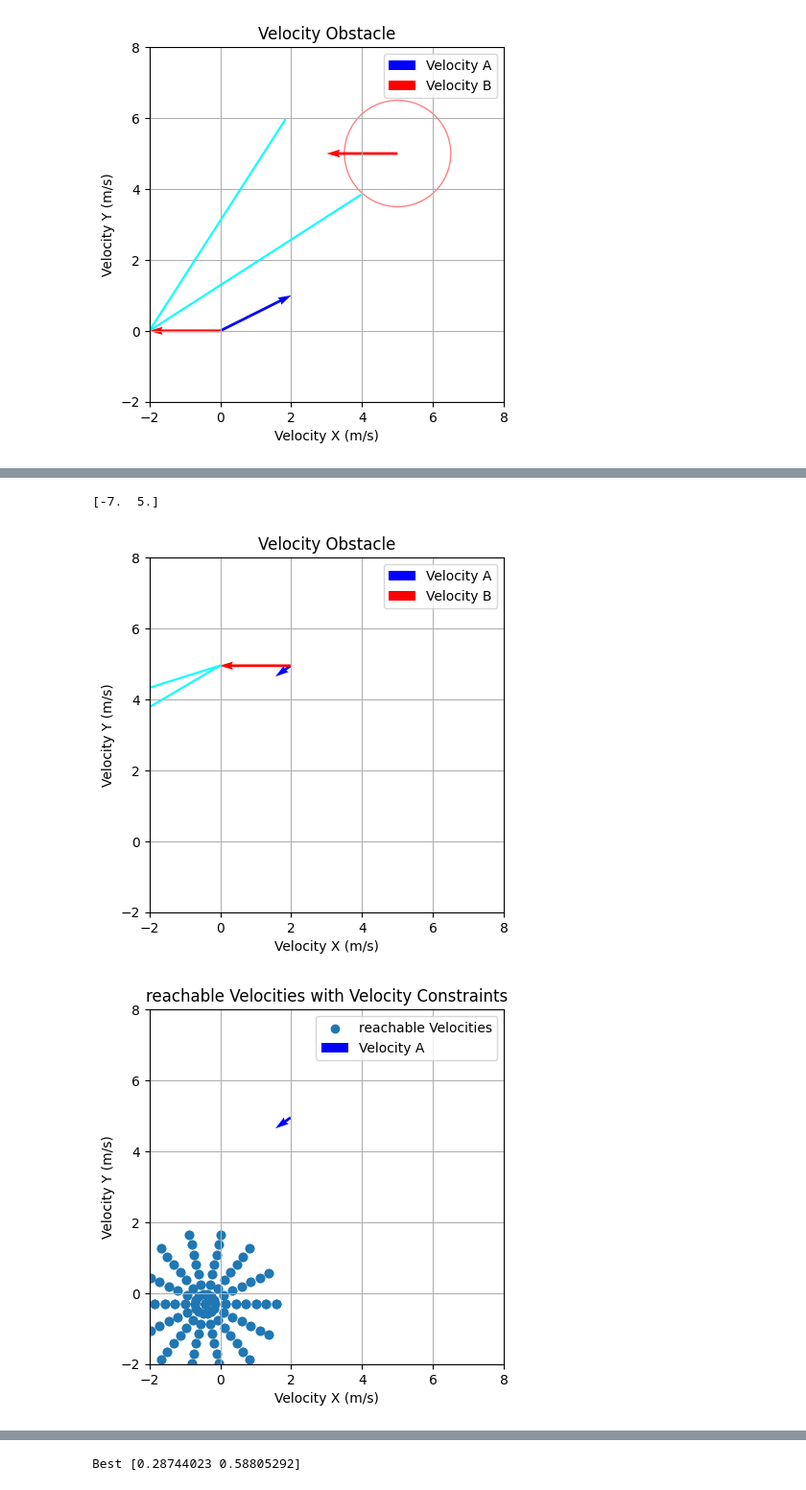
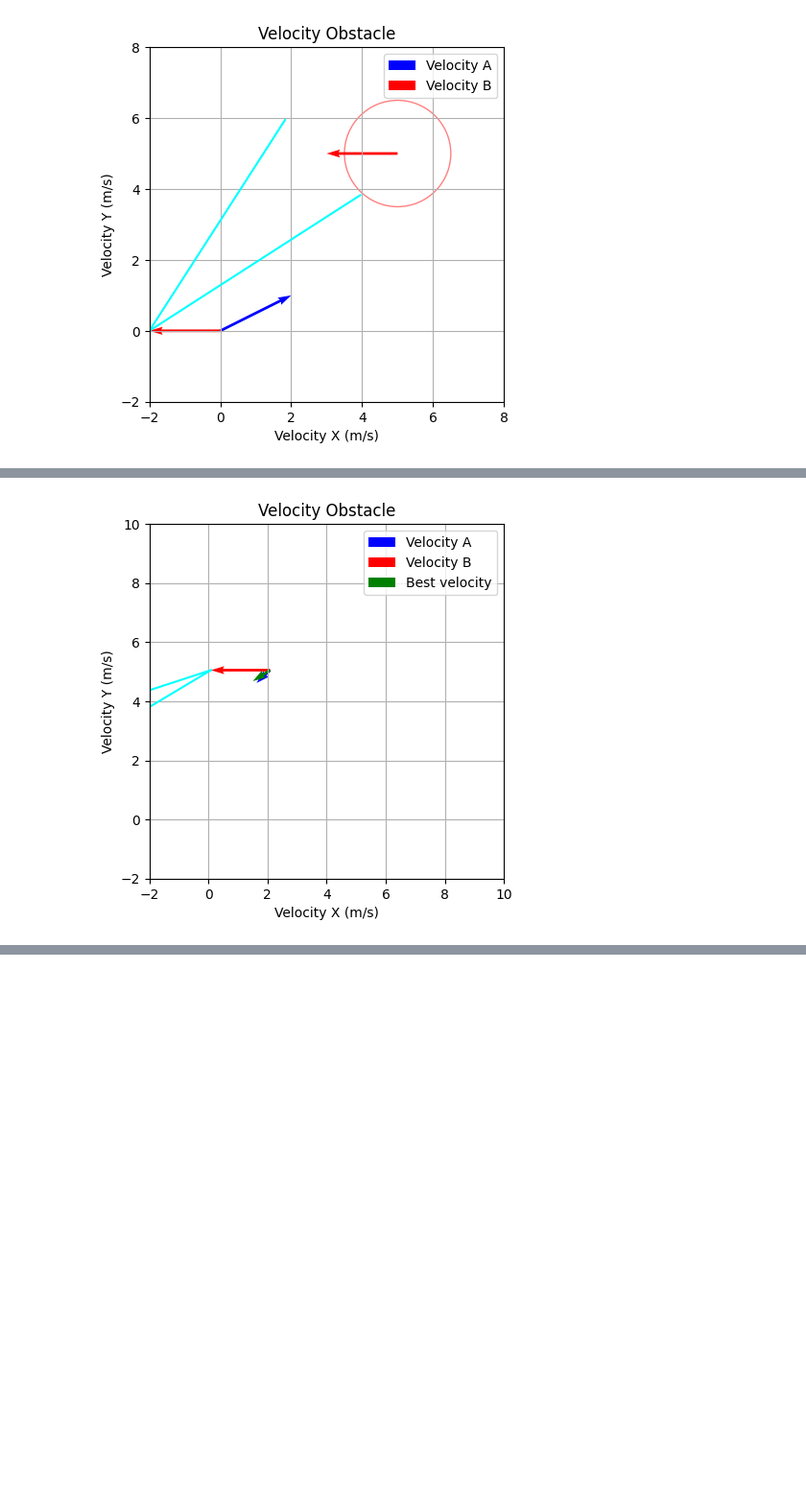
Before and after one commit to ParzivalStark/Velocity-Obstacles, a Jupyter notebook: Simulation_VO.ipynb, the cells around one changed output, grey strips where cells are left out. Shown at 96% size. Drawn from its saved outputs; the diff is of its cells as text; code cells hidden in the pictures; blank space fills up the shorter version.

```diff
--- a/Simulation_VO.ipynb
+++ b/Simulation_VO.ipynb
@@ -201,7 +202,13 @@ def plot_best_vel(A_pos, A_vel, A_radius, B_pos, B_vel, B_radius, rear_line, fro
   plt.xlabel('Velocity X (m/s)')
   plt.ylabel('Velocity Y (m/s)')
   plt.grid(True)
-  plt.show()
+
+  display(fig)
+
+  clear_output(wait = True)
+  plt.pause(0.5)
+
+  #plt.show()
 # %%
 # Define the environment
 A_pos = np.array([0, 0])  # Position of A
@@ -220,7 +227,7 @@ t = 0
 
 v_max = 3.0                   # Maximum velocity (m/s)
 a_max = 2.0                   # Maximum acceleration (m/s^2)
-dt = 1.0                      # Time step (1 second)
+dt = 0.5                      # Time step (1 second)
 
 goal = np.array([2, 5])     ## position of goal
 # %%
@@ -256,32 +262,32 @@ Best [0.71290162 1.61983391]
 # %%
-A_vel = best_vel
-A_pos = A_pos + (dt * A_vel)
+distance_A_to_goal = np.linalg.norm(goal - A_pos)
 
-B_pos = B_pos + (dt * B_vel)
+while distance_A_to_goal > 0.2:
 
-print(B_pos)
-t += dt
+  # Calculate new velocity
+  theta, beta, distance_A_to_B = get_CC_angles(A_pos, A_vel, B_pos, B_vel)
 
-theta, beta, distance_A_to_B = get_CC_angles(A_pos, A_vel, B_pos, B_vel)
+  rear_line, front_line = get_CC_bounderies(theta, beta, distance_A_to_B)
 
-rear_line, front_line = get_CC_bounderies(theta, beta, distance_A_to_B)
+  VO_A_B = get_vel_ob(theta, beta, distance_A_to_B, B_vel, numPoints)
 
-VO_A_B = get_vel_ob(theta, beta, distance_A_to_B, B_vel, numPoints)
+  reachable_vel_set = get_reachable_velocities(A_vel, v_max, a_max, dt, numPoints)
 
-plot_vel_ob(A_pos, A_vel, A_radius, B_pos, B_vel, B_radius, rear_line, front_line, VO_A_B)
+  RAV = get_RAV(A_pos, B_vel, rear_line, front_line)
 
-reachable_vel_set = get_reachable_velocities(A_vel, v_max, a_max, dt, numPoints)
+  best_vel = get_best_vel(goal, A_pos, RAV)
 
-plot_RV(A_pos, A_vel, reachable_vel_set)
+  plot_best_vel(A_pos, A_vel, A_radius, B_pos, B_vel, B_radius, rear_line, front_line)
 
-RAV = get_RAV(A_pos, B_vel, rear_line, front_line)
+  distance_A_to_goal = np.linalg.norm(goal - A_pos)
 
-plot_RAV(A_pos, A_vel, RAV, rear_line, front_line)
+  # Update values
+  A_vel = best_vel
 
-best_vel = get_best_vel(goal, A_pos, RAV)
+  A_pos = A_pos + (dt * A_vel)
 
-plot_best_vel(A_pos, A_vel, A_radius, B_pos, B_vel, B_radius, rear_line, front_line)
+  B_pos = B_pos + (dt * B_vel)
+
+  t += dt
 # %% [output]
-[-7.  5.]
-[figure, old version]
+[figure, new version]
-[figure, removed]
@@ -289 +293,0 @@ plot_best_vel(A_pos, A_vel, A_radius, B_pos, B_vel, B_radius, rear_line, front_l
-Best [0.28744023 0.58805292]
```
Also changed, not shown: parts of 5 cells of this notebook.
